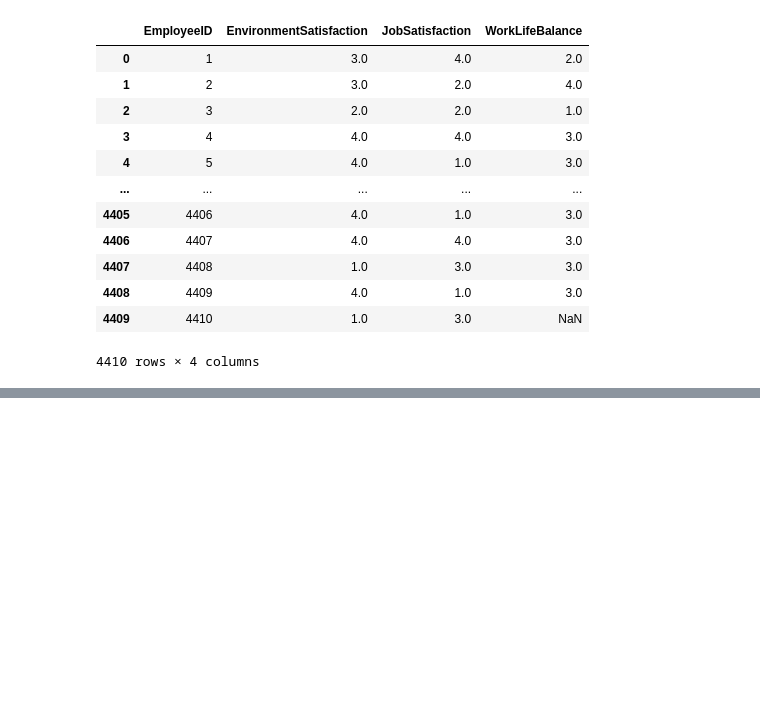
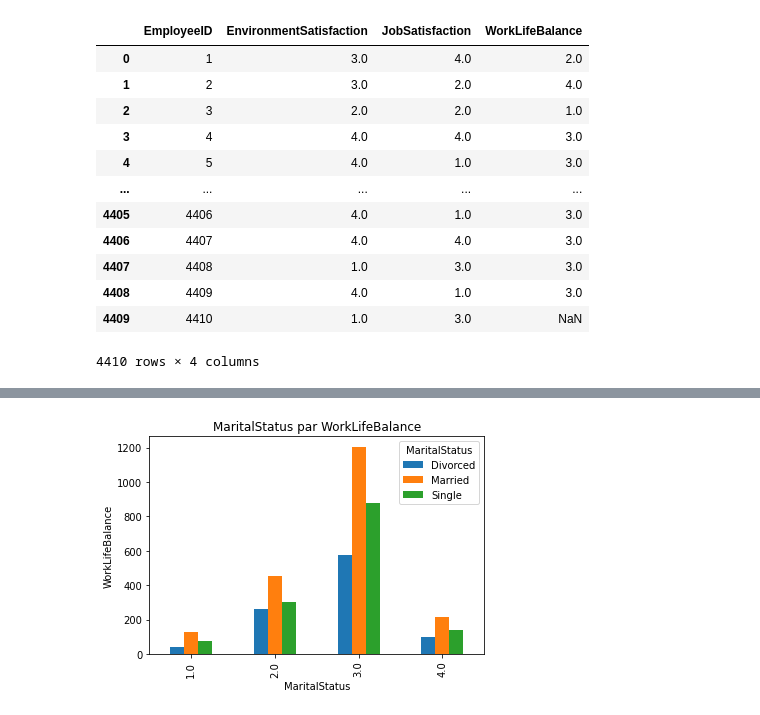
Before and after one commit to HugoLeBoennec/A4_Intelligence_Artificielle, a Jupyter notebook: Projet/ProjetIAMain.ipynb, the cells around one changed output, grey strips where cells are left out. Drawn from its saved outputs; the diff is of its cells as text; code cells hidden in the pictures; blank space fills up the shorter version.

```diff
--- a/Projet/ProjetIAMain.ipynb
+++ b/Projet/ProjetIAMain.ipynb
@@ -86,0 +109,8 @@ Name: Age, Length: 4410, dtype: int64
+# %%
+pd.crosstab(alldata.WorkLifeBalance,alldata.MaritalStatus).plot(kind='bar')
+plt.title('MaritalStatus par WorkLifeBalance')
+plt.xlabel('MaritalStatus')
+plt.ylabel('WorkLifeBalance')
+plt.show()
+# %% [output]
+[figure, added]
```
Also changed, not shown: parts of 27 cells of this notebook.
